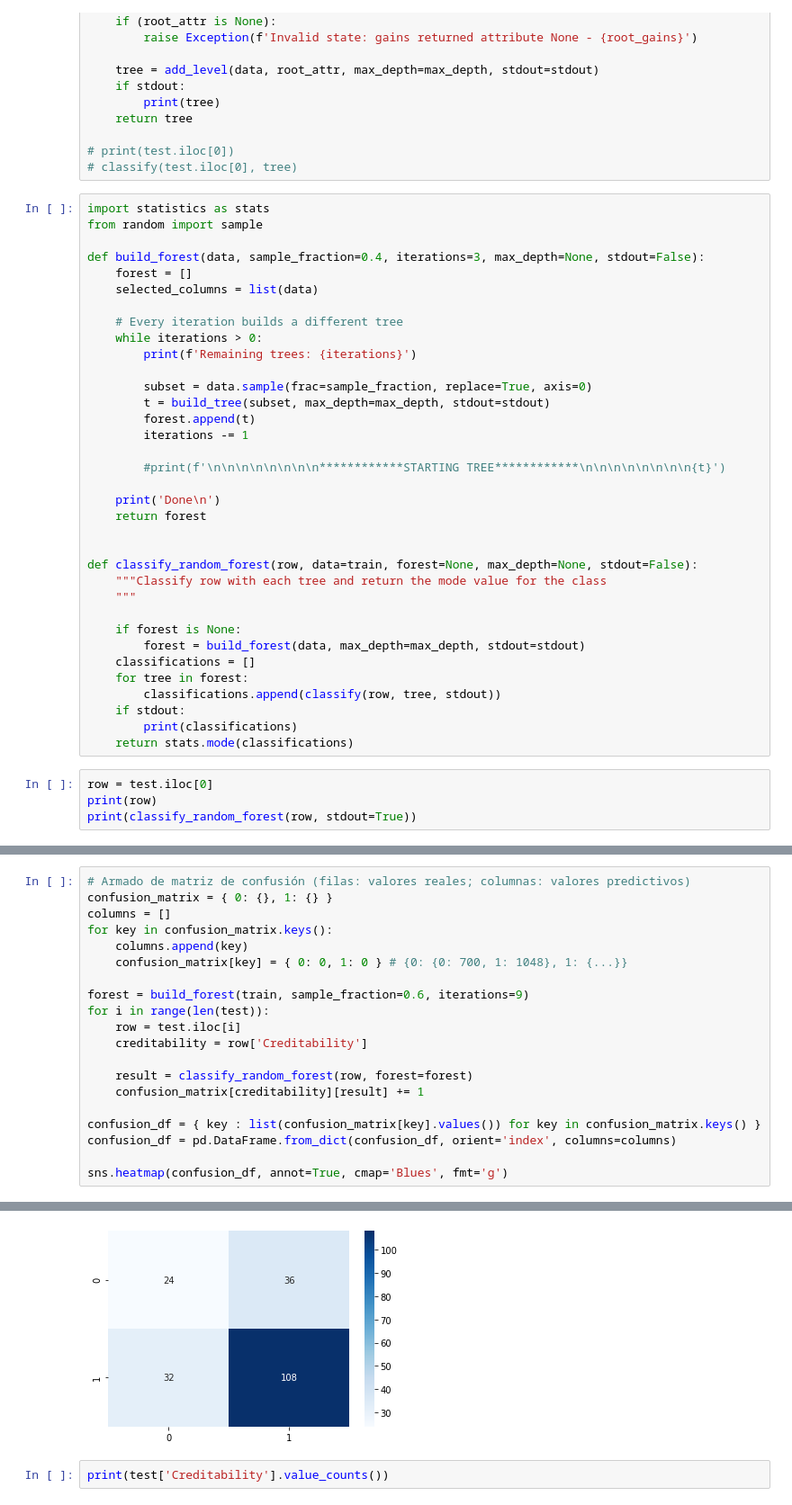
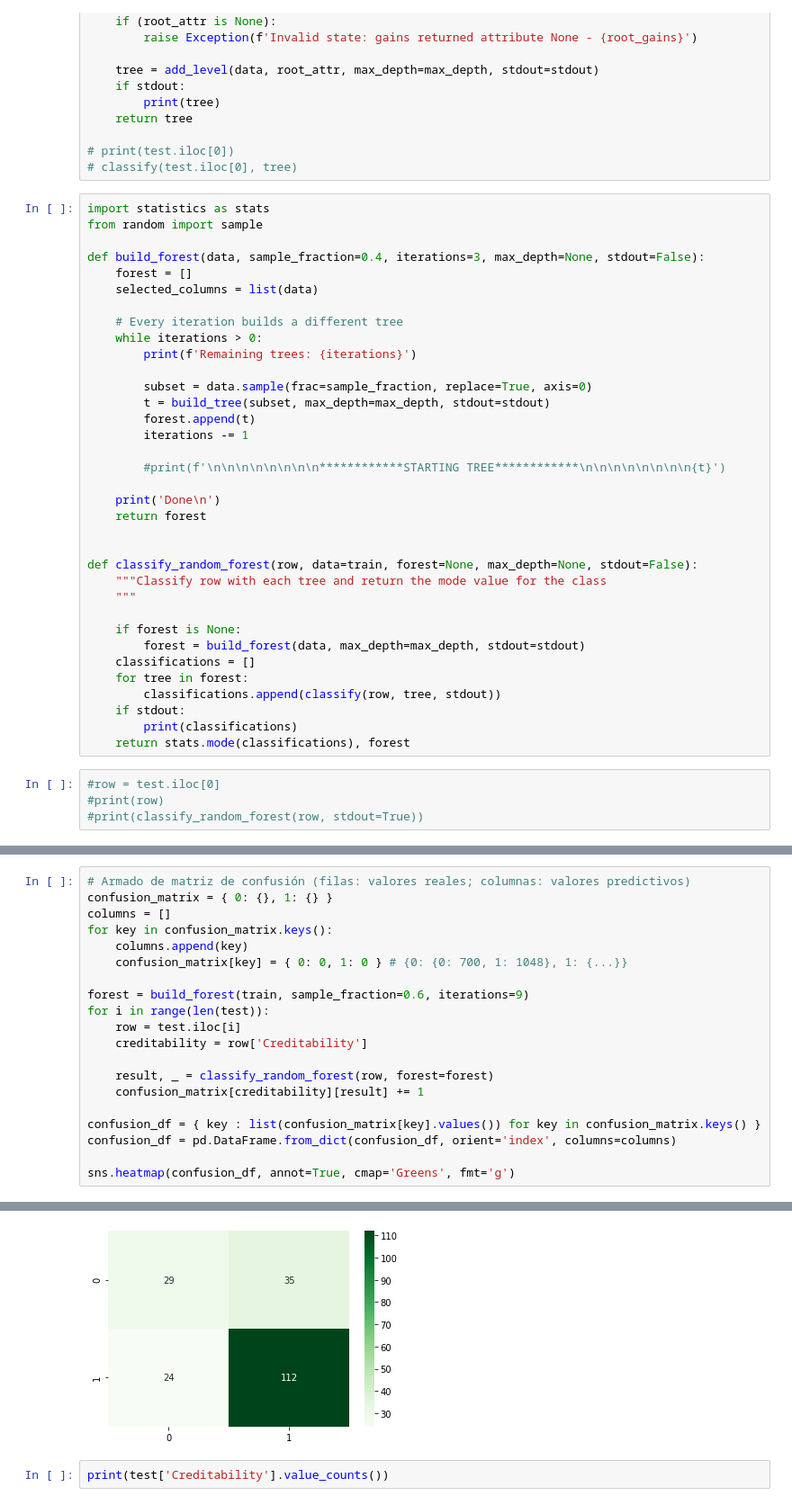
Before and after one commit to FelipeGorostiaga/MachineLearning, a Jupyter notebook: src/tp2/tp2_1.ipynb, the cells around one changed output, grey strips where cells are left out. Shown at 90% size. Drawn from its saved outputs; the diff is of its cells as text.

```diff
--- a/src/tp2/tp2_1.ipynb
+++ b/src/tp2/tp2_1.ipynb
@@ -273,8 +273,8 @@ def classify_random_forest(row, data=train, forest=None, max_depth=None, stdout=
         classifications.append(classify(row, tree, stdout))
     if stdout:
         print(classifications)
-    return stats.mode(classifications)
+    return stats.mode(classifications), forest
 # %%
-row = test.iloc[0]
-print(row)
-print(classify_random_forest(row, stdout=True))
+#row = test.iloc[0]
+#print(row)
+#print(classify_random_forest(row, stdout=True))
@@ -323,36 +305,36 @@ sns.heatmap(id3_confusion_df, annot=True, cmap='Blues', fmt='g')
 # %%
 # Armado de matriz de confusión (filas: valores reales; columnas: valores predictivos)
 confusion_matrix = { 0: {}, 1: {} }
 columns = []
 for key in confusion_matrix.keys():
     columns.append(key)
     confusion_matrix[key] = { 0: 0, 1: 0 } # {0: {0: 700, 1: 1048}, 1: {...}}
 
 forest = build_forest(train, sample_fraction=0.6, iterations=9)
 for i in range(len(test)):
     row = test.iloc[i]
     creditability = row['Creditability']
 
-    result = classify_random_forest(row, forest=forest)
+    result, _ = classify_random_forest(row, forest=forest)
     confusion_matrix[creditability][result] += 1
 
 confusion_df = { key : list(confusion_matrix[key].values()) for key in confusion_matrix.keys() }
 confusion_df = pd.DataFrame.from_dict(confusion_df, orient='index', columns=columns)
 
-sns.heatmap(confusion_df, annot=True, cmap='Blues', fmt='g')
+sns.heatmap(confusion_df, annot=True, cmap='Greens', fmt='g')
 # %% [output]
 Remaining trees: 9
 Remaining trees: 8
 Remaining trees: 7
 Remaining trees: 6
 Remaining trees: 5
 Remaining trees: 4
 Remaining trees: 3
 Remaining trees: 2
 Remaining trees: 1
 Done
 <AxesSubplot:>
-[figure, old version]
+[figure, new version]
 # %%
 print(test['Creditability'].value_counts())
 # %% [output]
```
Also changed, not shown: parts of 13 cells of this notebook.
